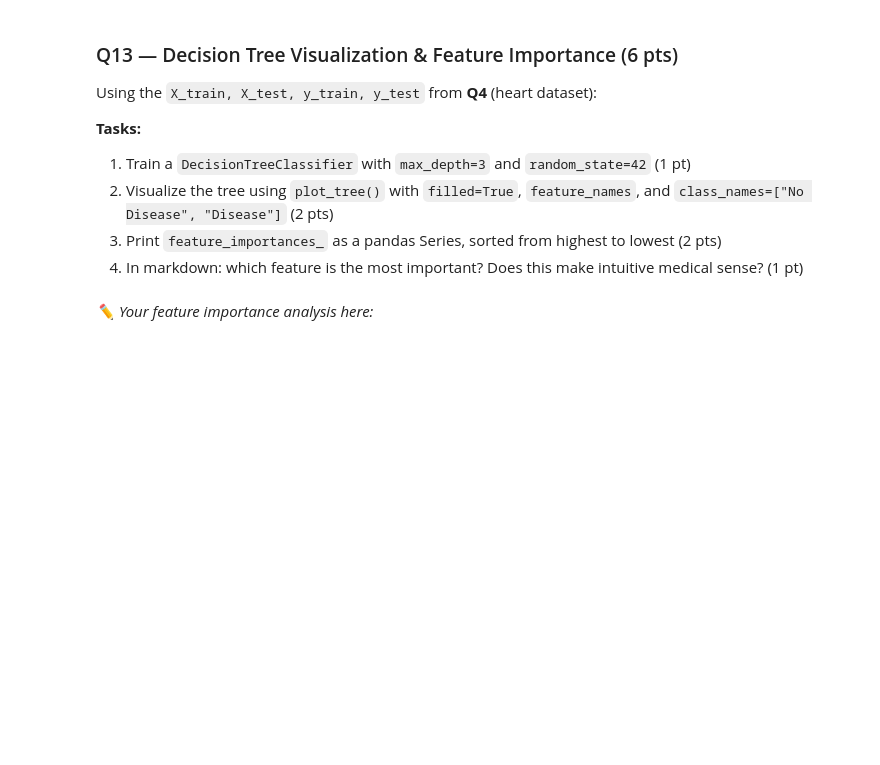
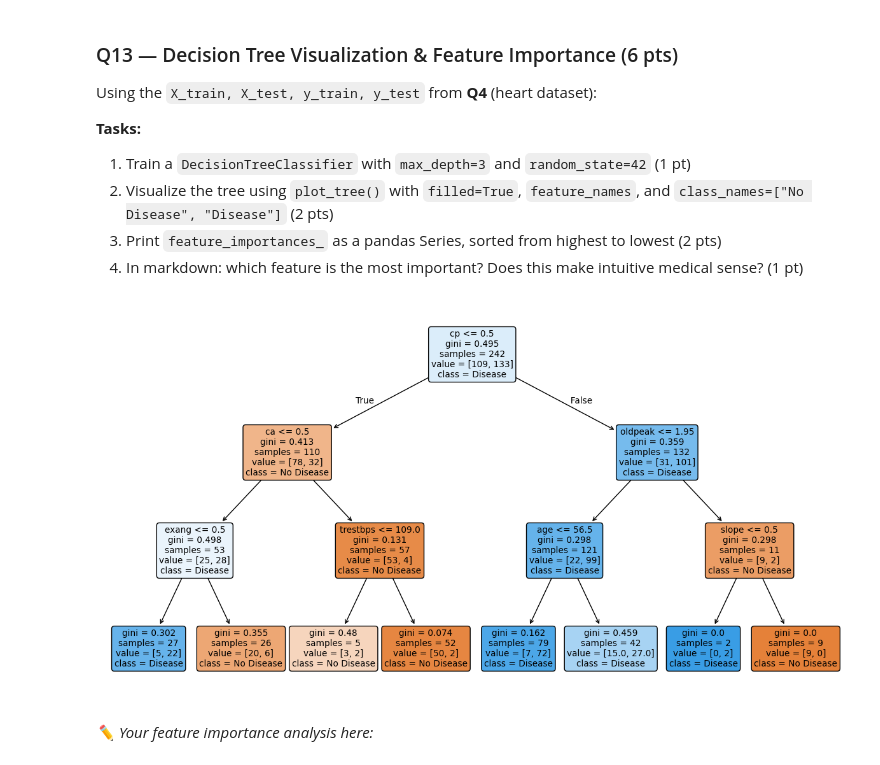
Before and after one commit to nottherealsanta/bootcamp_macaw_04_26, a Jupyter notebook: quiz.ipynb, the cells around one changed output. Drawn from its saved outputs; the diff is of its cells as text; code cells hidden in the pictures; blank space fills up the shorter version.

```diff
--- a/quiz.ipynb
+++ b/quiz.ipynb
@@ -122,4 +160,16 @@ Prepare the `heart_df` dataset for modeling.
 
 **⚠️ Store the results as `X_train, X_test, y_train, y_test` — you will reuse these in later sections!**
 # %%
-# Q4 — Your code here
+df = pd.read_csv(r"\Users\sadak\OneDrive\Desktop\bootcamp_macaw_04_26\data\heart.csv")
+from sklearn.model_selection import train_test_split
+
+
+X = heart_df.drop(columns="target")
+y = heart_df["target"]
+X_train, X_test, y_train, y_test = train_test_split(
+    X, y, test_size=0.2, random_state=42
+)
+print("X_train shape:", X_train.shape)
+print("X_test shape:", X_test.shape)
+print("y_train shape:", y_train.shape)
+print("y_test shape:", y_test.shape)
@@ -308,7 +479,24 @@ Using the `X_train, X_test, y_train, y_test` from **Q4** (heart dataset):
 3. Print `feature_importances_` as a pandas Series, sorted from highest to lowest (2 pts)
 4. In markdown: which feature is the most important? Does this make intuitive medical sense? (1 pt)
 # %%
-# Q13 — Your code here
+from sklearn.tree import DecisionTreeClassifier
+
+dtree = DecisionTreeClassifier(max_depth=3, random_state=42)
+dtree.fit(X_train, y_train)
+from sklearn.tree import plot_tree
+import matplotlib.pyplot as plt
+
+plt.figure(figsize=(15, 8))
+plot_tree(
+    dtree,
+    filled=True,
+    feature_names=X_train.columns,
+    class_names=["No Disease", "Disease"],
+    rounded=True
+)
+plt.show()
+# %% [output]
+[figure, added]
 # %% [markdown]
 *✏️ Your feature importance analysis here:*
 # %% [markdown]
```
Also changed, not shown: parts of 21 cells of this notebook, 1 other file.
